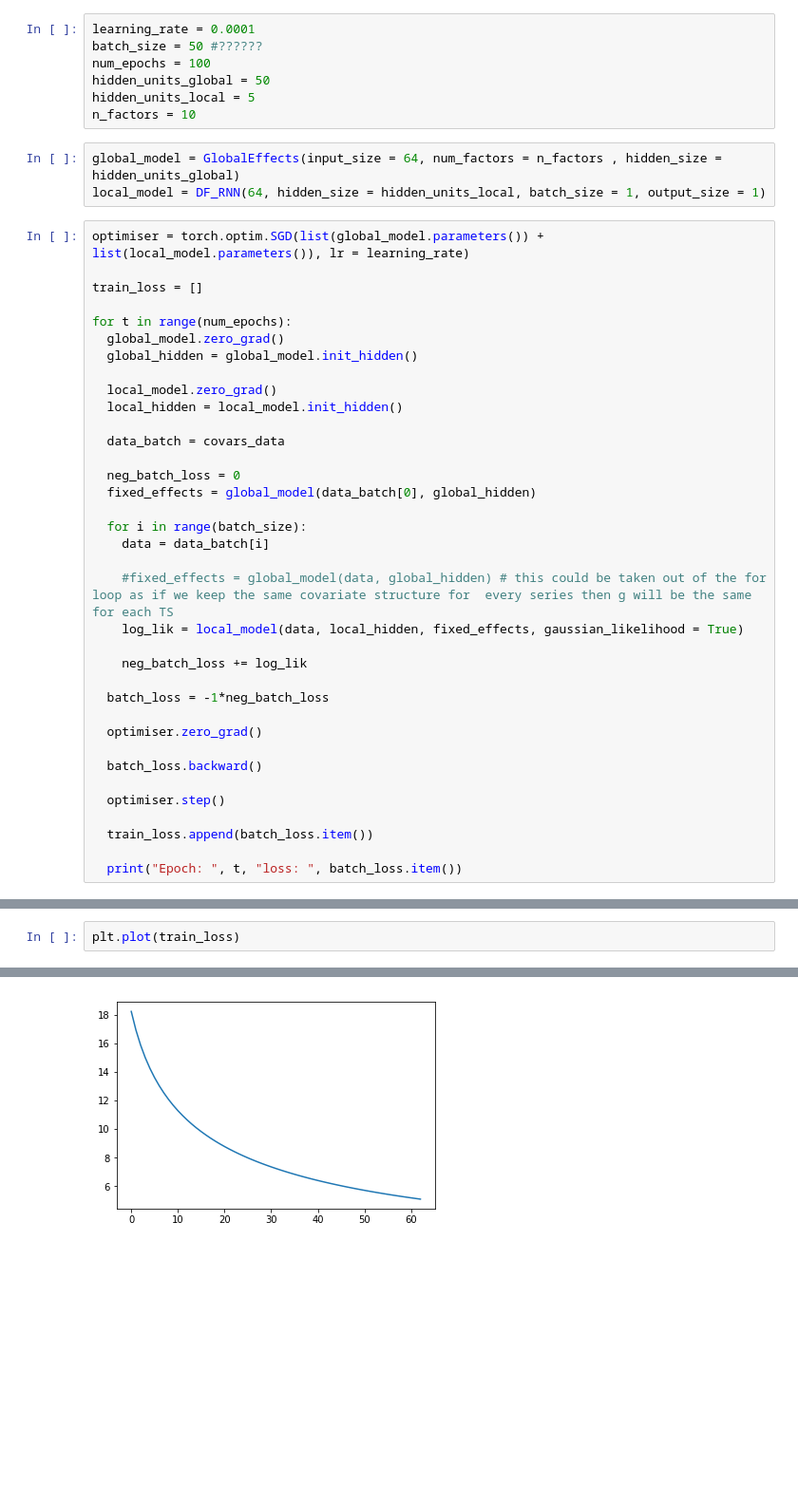
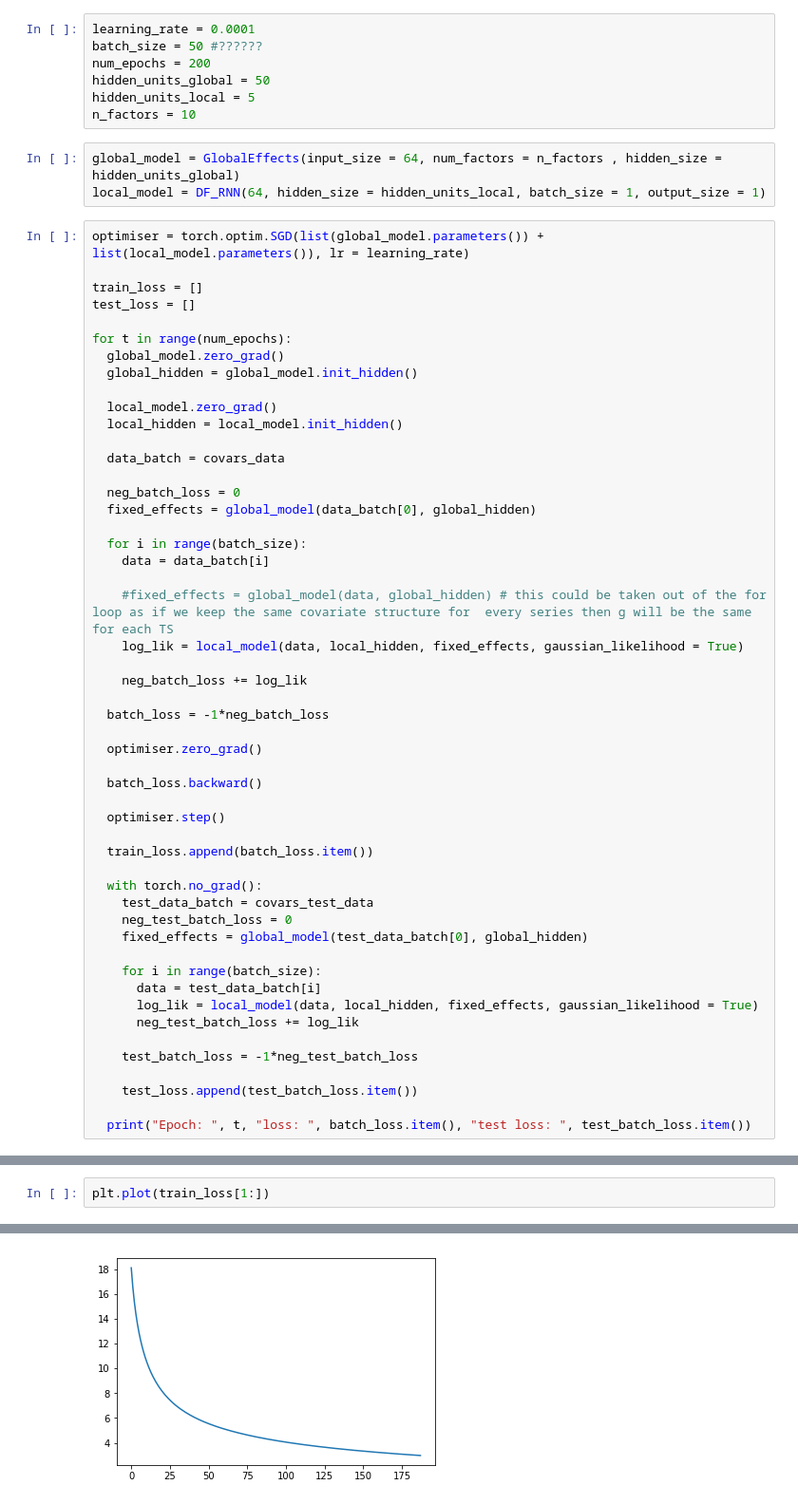
Before and after one commit to emilyj19/TS, a Jupyter notebook: Deep_Factors.ipynb, the cells around one changed output, grey strips where cells are left out. Shown: that part at 95% size. Drawn from its saved outputs; the diff is of its cells as text; blank space fills up the shorter version.

```diff
--- a/Deep_Factors.ipynb
+++ b/Deep_Factors.ipynb
@@ -177,7 +175,7 @@ class DF_RNN(nn.Module):
 # %%
 learning_rate = 0.0001
 batch_size = 50 #??????
-num_epochs = 100
+num_epochs = 200
 hidden_units_global = 50
 hidden_units_local = 5
 n_factors = 10
@@ -188,6 +186,7 @@ local_model = DF_RNN(64, hidden_size = hidden_units_local, batch_size = 1, outpu
 optimiser = torch.optim.SGD(list(global_model.parameters()) + list(local_model.parameters()), lr = learning_rate)
 
 train_loss = []
+test_loss = []
 
 for t in range(num_epochs):
   global_model.zero_grad()
@@ -219,5 +218,19 @@ for t in range(num_epochs):
 
   train_loss.append(batch_loss.item())
 
-  print("Epoch: ", t, "loss: ", batch_loss.item())
+  with torch.no_grad():
+    test_data_batch = covars_test_data
+    neg_test_batch_loss = 0
+    fixed_effects = global_model(test_data_batch[0], global_hidden)
+
+    for i in range(batch_size):
+      data = test_data_batch[i]
+      log_lik = local_model(data, local_hidden, fixed_effects, gaussian_likelihood = True)
+      neg_test_batch_loss += log_lik
+
+    test_batch_loss = -1*neg_test_batch_loss
+
+    test_loss.append(test_batch_loss.item())
+
+  print("Epoch: ", t, "loss: ", batch_loss.item(), "test loss: ", test_batch_loss.item())
 # %% [output]
@@ -241,6 +254,6 @@ Epoch:  62 loss:  5.100009441375732
 KeyboardInterrupt: ignored
 # %%
-plt.plot(train_loss)
+plt.plot(train_loss[1:])
 # %% [output]
 [<matplotlib.lines.Line2D at 0x...>]
-[figure, old version]
+[figure, new version]
```
Also changed, not shown: parts of 3 cells of this notebook.
